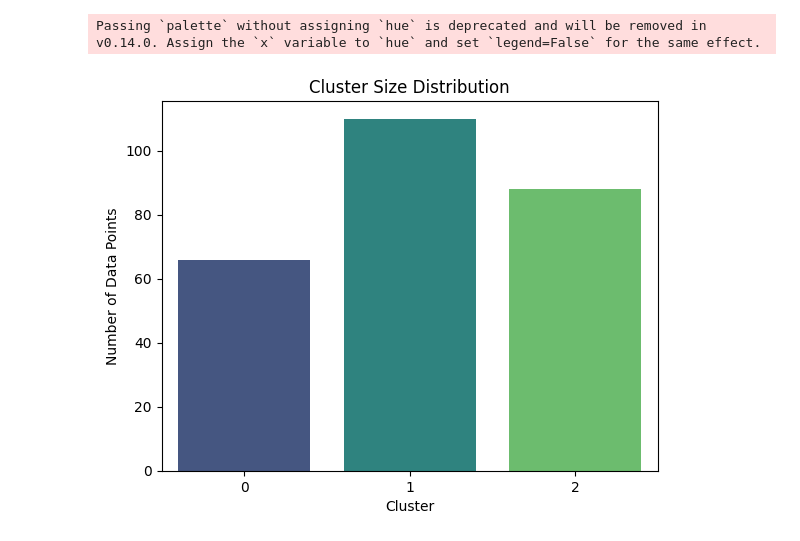
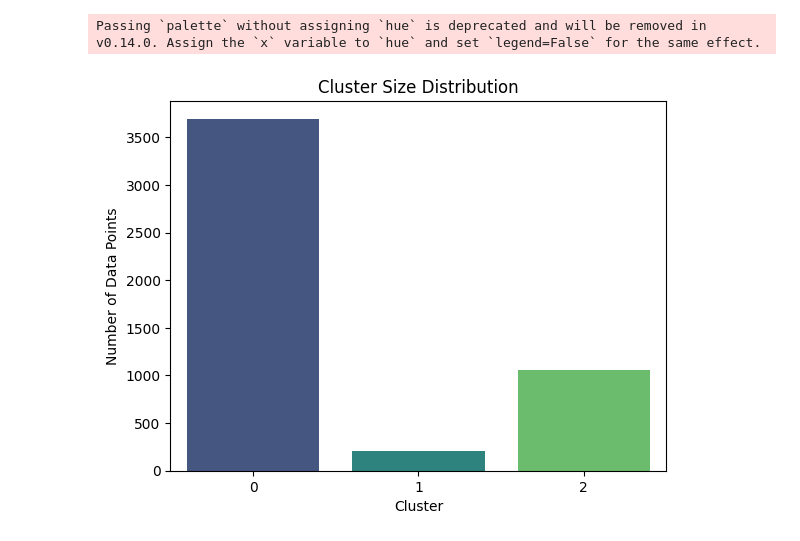
Before and after one commit to vianiecetan/traveltrends, a Jupyter notebook: Clustering/clustering_kmeans.ipynb, the cells around one changed output. Drawn from its saved outputs; the diff is of its cells as text; code cells hidden in the pictures.

```diff
--- a/Clustering/clustering_kmeans.ipynb
+++ b/Clustering/clustering_kmeans.ipynb
@@ -13,7 +13,9 @@ import plotly.graph_objects as go
 import plotly.subplots as sp
 # %%
 #load dataset
-df = pd.read_csv("../Dataset/merged_flight_testing_with_holidays.csv")  #training dataset
+df = pd.read_csv("../Classification/train_data_feature_engineered.csv")  #training dataset
+df_test = pd.read_csv("../Classification/test_data_feature_engineered.csv") #testing dataset
+
 
 # Display first few rows
 print(df.head())
@@ -35,9 +49,6 @@ No of holidays     0
 dtype: int64
 # %%
-# Extract year and month from 'Month (YYYY-MM)'
-df['Year'] = df['Month (YYYY-MM)'].apply(lambda x: int(x.split('-')[0]))
-df['Month'] = df['Month (YYYY-MM)'].apply(lambda x: int(x.split('-')[1]))
-df.drop(columns=['Month (YYYY-MM)'], inplace=True)
+
 
 # One-hot encode 'Country'
 df_one_hot = pd.get_dummies(df['Country'], prefix='Country', drop_first=True)  # Drop first to avoid redundancy
@@ -267,0 +146,7 @@ print(df_summary)
+# %%
+from sklearn.cluster import KMeans
+
+# Apply K-Means clustering
+kmeans = KMeans(n_clusters=3, random_state=42)
+df["Traffic_Class"] = kmeans.fit_predict(df[["Total_Traffic"]])
+df_test["Traffic_Class"] = kmeans.predict(df_test[["Total_Traffic"]])
@@ -268,11 +194,11 @@ print(df_summary)
 # %%
 #visualise clusters - cluster size distribution
 
-sns.countplot(data=df, x='Cluster', palette='viridis')
+sns.countplot(data=df, x='Traffic_Class', palette='viridis')
 plt.title("Cluster Size Distribution")
 plt.xlabel("Cluster")
 plt.ylabel("Number of Data Points")
 plt.show()
 # %% [output]
 Passing `palette` without assigning `hue` is deprecated and will be removed in v0.14.0. Assign the `x` variable to `hue` and set `legend=False` for the same effect.
-[figure, old version]
+[figure, new version]
```
Also changed, not shown: parts of 22 cells of this notebook, 5 other files.
